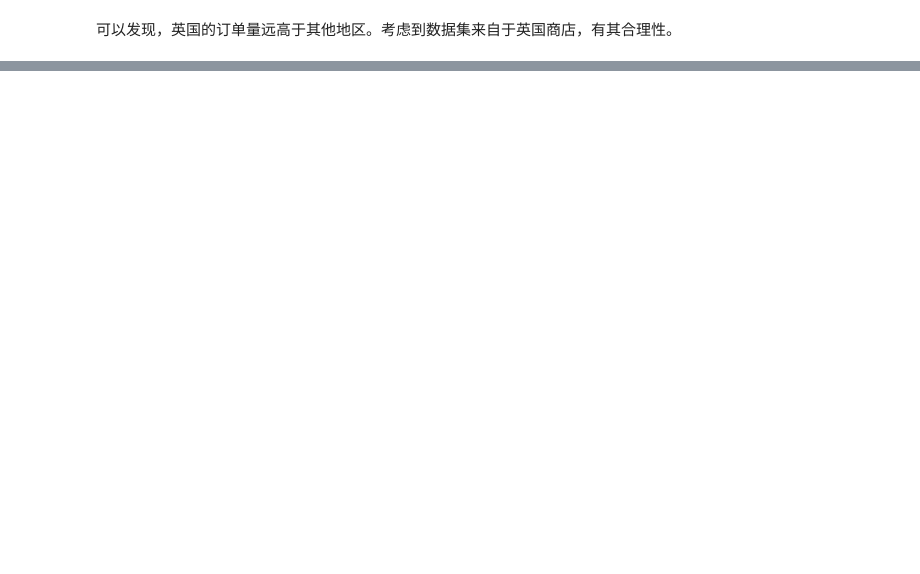
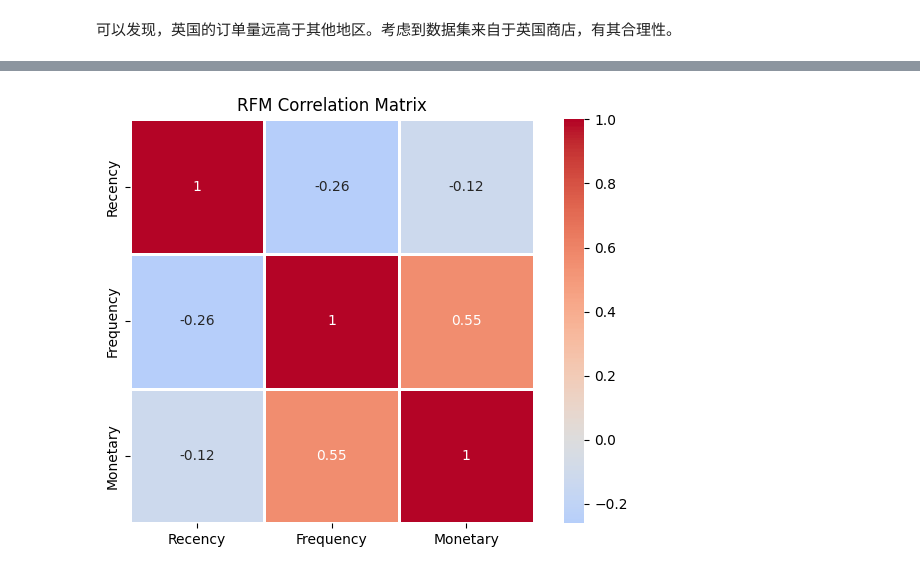
Before and after one commit to ReAllTh/blog, a Jupyter notebook: posts/data_analysis/customer_segmentation/index.ipynb, the cells around one changed output, grey strips where cells are left out. Cells and saved outputs as stored; diff of their text form; code cells hidden in the pictures; blank space fills up the shorter version.

```diff
--- a/posts/data_analysis/customer_segmentation/index.ipynb
+++ b/posts/data_analysis/customer_segmentation/index.ipynb
@@ -427,0 +445,5 @@ The library used by the *country names* `locationmode` option is changing in an
+# %%
+mask_canceled = data_origin['InvoiceNo'].str.startswith('C')
+data_canceled = data_origin[mask_canceled]
+data = data_origin[~mask_canceled]
+data_product_sale = data[data['InvoiceNo'].str.len().between(5, 6)]
@@ -427,0 +487,31 @@ The library used by the *country names* `locationmode` option is changing in an
+# %%
+# single variable analysis
+fig, axis = plot.subplots(2, 3, figsize=(15, 10))
+
+# Recency
+sb.histplot(data=data_rfm, x='Recency', discrete=True, kde=True, ax=axis[0, 0])
+axis[0, 0].set_title('Recency Distribution (Days since last purchase)')
+axis[0, 0].axvline(data_rfm['Recency'].median(), color='red', linestyle='--',
+                   label=f'Median: {data_rfm["Recency"].median():.0f} days')
+axis[0, 0].legend()
+sb.boxplot(data=data_rfm, x='Recency', ax=axis[1, 0])
+axis[1, 0].set_title('Recency Boxplot')
+
+# Frequency
+sb.histplot(data=data_rfm, x='Frequency', discrete=True, kde=True, ax=axis[0, 1])
+axis[0, 1].set_title('Frequency Distribution (Number of orders)')
+# Frequency usually has a long tail
+data_rfm['Frequency_log'] = np.log1p(data_rfm['Frequency'])
+sb.histplot(data=data_rfm, x='Frequency_log', bins='fd', kde=True, ax=axis[1, 1])
+axis[1, 1].set_title('Frequency Distribution (Log-transformed)')
+
+# Monetary
+sb.histplot(data=data_rfm, x='Monetary', bins=30, kde=True, ax=axis[0, 2])
+axis[0, 2].set_title('Monetary Distribution (Total spending)')
+# Monetary usually has a long tail
+data_rfm['Monetary_log'] = np.log1p(data_rfm['Monetary'])
+sb.histplot(data=data_rfm, x='Monetary_log', bins=30, kde=True, ax=axis[1, 2])
+axis[1, 2].set_title('Monetary Distribution (Log-transformed)')
+
+plot.tight_layout()
+plot.show()
@@ -427,0 +542,10 @@ The library used by the *country names* `locationmode` option is changing in an
+# %%
+# correlation matrix
+correlation_matrix = data_rfm[['Recency', 'Frequency', 'Monetary']].corr()
+sb.heatmap(correlation_matrix, annot=True, cmap='coolwarm', center=0, square=True, linewidths=1)
+plot.title('RFM Correlation Matrix')
+
+plot.tight_layout()
+plot.show()
+# %% [output]
+[figure, added]
```
Also changed, not shown: parts of 16 cells of this notebook.
